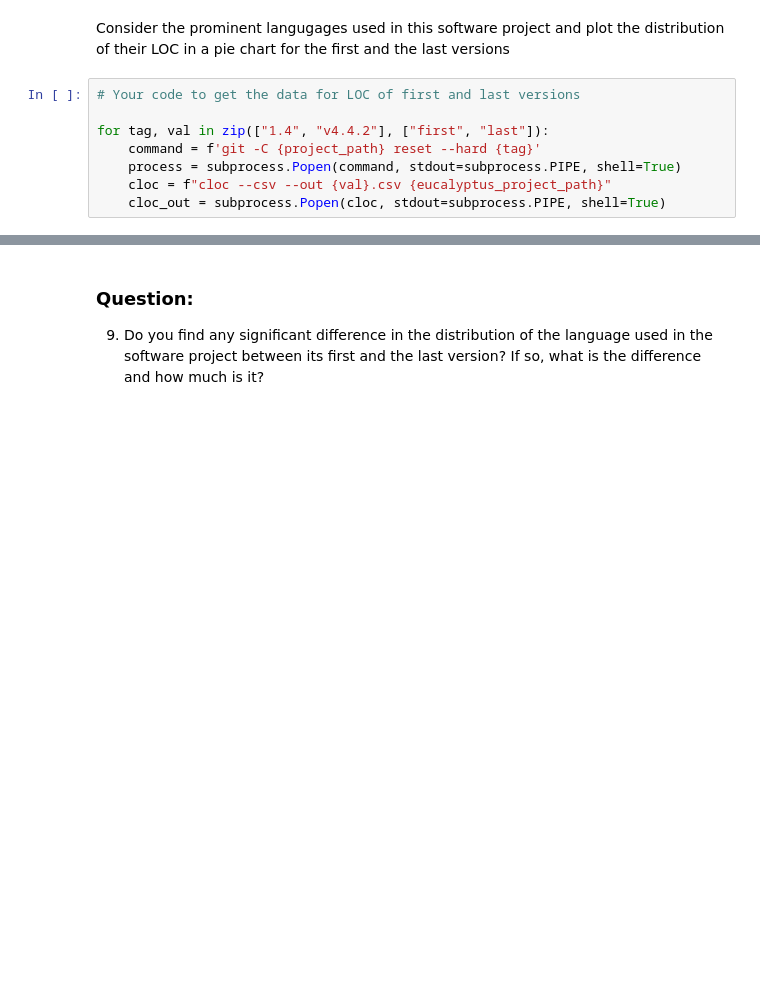
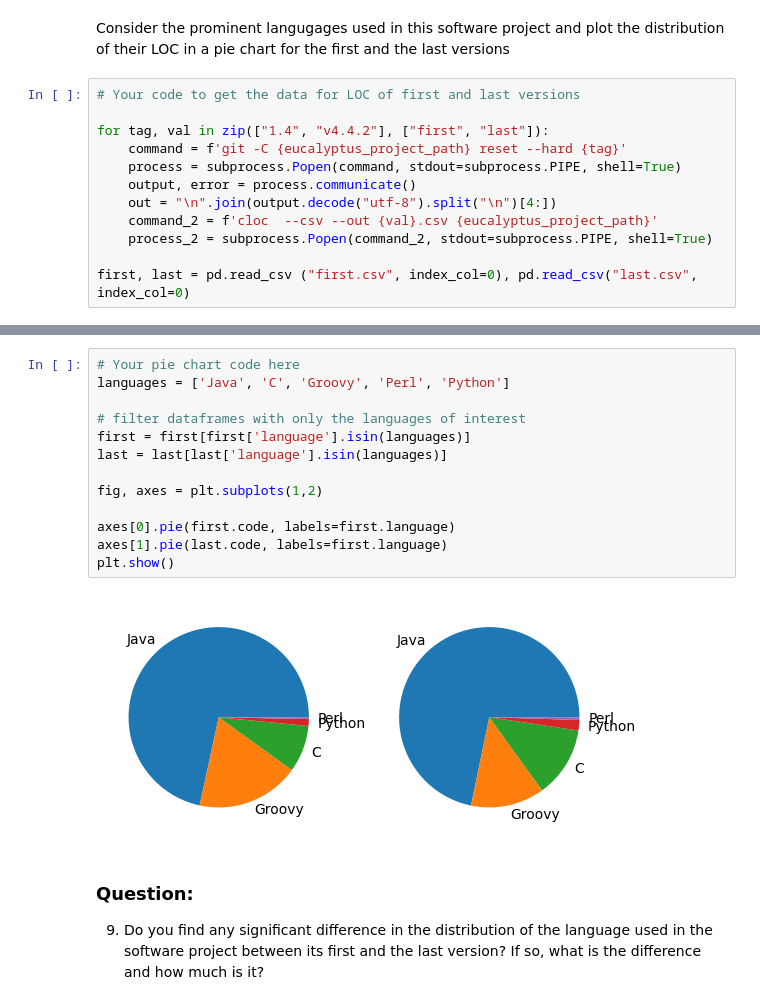
Before and after one commit to VirgilSurin/Software_evolution_TP2_2023, a Jupyter notebook: TP2_section2.ipynb, the cells around one changed output, grey strips where cells are left out. Saved outputs shown, nothing was run; the diff lists cells and outputs as text; blank space fills up the shorter version.

```diff
--- a/TP2_section2.ipynb
+++ b/TP2_section2.ipynb
@@ -414,7 +285,11 @@ Consider the prominent langugages used in this software project and plot the dis
 # Your code to get the data for LOC of first and last versions
 
 for tag, val in zip(["1.4", "v4.4.2"], ["first", "last"]):
-    command = f'git -C {project_path} reset --hard {tag}'
+    command = f'git -C {eucalyptus_project_path} reset --hard {tag}'
     process = subprocess.Popen(command, stdout=subprocess.PIPE, shell=True)
-    cloc = f"cloc --csv --out {val}.csv {eucalyptus_project_path}"
-    cloc_out = subprocess.Popen(cloc, stdout=subprocess.PIPE, shell=True)
+    output, error = process.communicate()
+    out = "\n".join(output.decode("utf-8").split("\n")[4:])
+    command_2 = f'cloc  --csv --out {val}.csv {eucalyptus_project_path}'
+    process_2 = subprocess.Popen(command_2, stdout=subprocess.PIPE, shell=True)
+
+first, last = pd.read_csv ("first.csv", index_col=0), pd.read_csv("last.csv", index_col=0)
@@ -427,3 +314,18 @@ Unable to read ../eucalyptus/clc/modules/msgs/src/main/java/edu/ucsb/eucalyptus/
+# %%
+# Your pie chart code here
+languages = ['Java', 'C', 'Groovy', 'Perl', 'Python']
+
+# filter dataframes with only the languages of interest
+first = first[first['language'].isin(languages)]
+last = last[last['language'].isin(languages)]
+
+fig, axes = plt.subplots(1,2)
+
+axes[0].pie(first.code, labels=first.language)
+axes[1].pie(last.code, labels=first.language)
+plt.show()
+# %% [output]
+[figure, added]
 # %% [markdown]
 ### Question:
 9. Do you find any significant difference in the distribution of the language used in the software project between its first and the last version? If so, what is the difference and how much is it?
```
Also changed, not shown: parts of 46 cells of this notebook.
